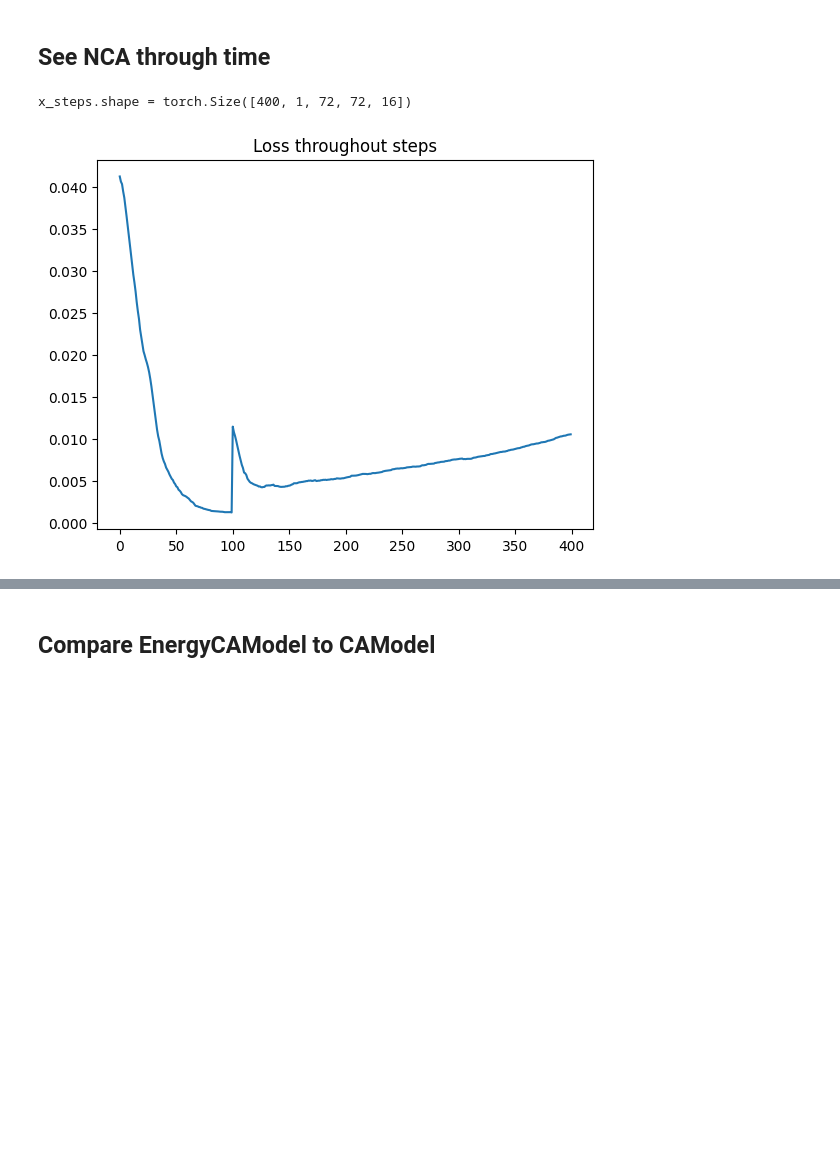
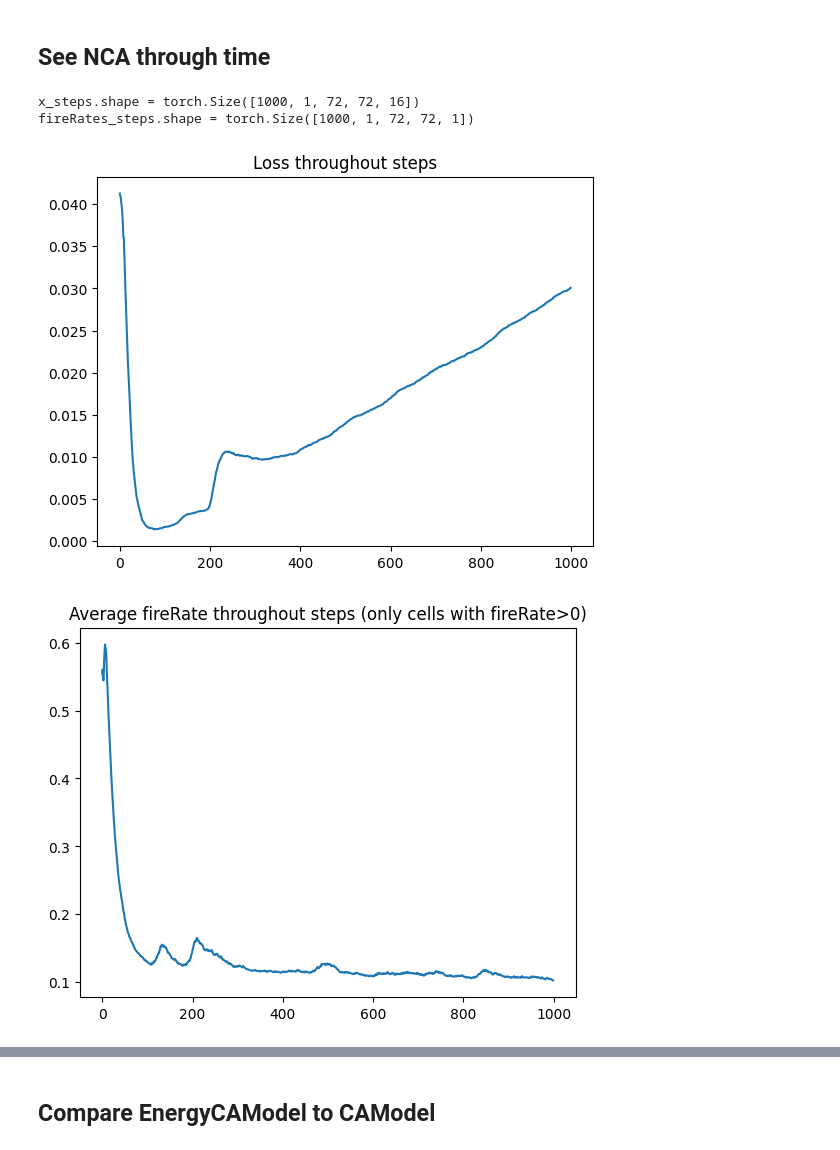
Before and after one commit to andrecharneca/Adaptive-Neural-Cellular-Automata, a Jupyter notebook: training.ipynb, the cells around one changed output, grey strips where cells are left out. Drawn from its saved outputs; the diff is of its cells as text; code cells hidden in the pictures; blank space fills up the shorter version.

```diff
--- a/training.ipynb
+++ b/training.ipynb
@@ -109,8 +110,8 @@ MAX_STEPS = 100
 BETA = 0.01         # regularization param
 
 ## EnergyCA Params ##
-BETA_ENERGY = 1e-6
-MIN_FIRERATE = 0.01
+BETA_ENERGY = 1e-7
+MIN_FIRERATE = 0.05
 MAX_FIRERATE = 0.8
 CONST_FIRERATE = 0.5 # if DECAY_TYPE = 'None'
 DECAY_TYPE = 'Exponential' # ['Linear', 'Exponential' or 'None']
@@ -145,7 +146,7 @@ optimizer = optim.Adam(ca.parameters(), lr=lr, betas=betas)
 scaler = torch.cuda.amp.GradScaler()
 
 ###model_path = cwd+f"models/AdaptFireRatePonder_{EXPERIMENT_TYPE}_{EMOJI_NAME}_lambdapinv{1/LAMBDA_P:.0f}_maxsteps{MAX_STEPS}_beta{BETA:.0e}"
-model_path = f"models/new/EnergyCA_LossOnAlive_{DECAY_TYPE}Decay_minFireRate{MIN_FIRERATE:.0e}_maxFireRate{MAX_FIRERATE:.0e}_betaEnergy{BETA:.0e}"
+model_path = f"models/new/EnergyCA_{DECAY_TYPE}DecayFixedSteps_minFireRate{MIN_FIRERATE:.0e}_maxFireRate{MAX_FIRERATE:.0e}_betaEnergy{BETA_ENERGY:.0e}"
 debug('BETA_ENERGY', 'MIN_FIRERATE', 'MAX_FIRERATE', same_line=True)
 debug("model_path")
 # %% [output]
@@ -243,14 +242,14 @@ plt.plot(min_fireRatestest.numpy()[:,0,36,36])
 ## Load previous trained
 # %%
 n = 8000
-max_steps = MAX_STEPS*4
+max_steps = MAX_STEPS*10
 test_ca = EnergyCAModel(CHANNEL_N,
                    device,
                    ).to(device)
 
-#test_model_path = cwd+f"models/AdaptFireRatePonder_{EXPERIMENT_TYPE}_{EMOJI_NAME}_lambdapinv{1/test_lambda_p:.0f}_maxsteps{MAX_STEPS}_beta{test_beta:.0e}"
-test_model_path = "models/new/EnergyCA_linearDecay_perceptionInput_Growing_Lizard_minFireRate1e-01_maxFireRate8e-01_betaEnergy1e-02"
-model_path_full = test_model_path + f"_epoch{n}.pth"
+test_model_path = "models/new/EnergyCA_ExponentialDecayFixedSteps_minFireRate5e-02_maxFireRate8e-01_betaEnergy1e-02" + f"_epoch{n}.pth"
+#test_model_path = model_path + f"_epoch{n}.pth"
+
 test_ca.load_state_dict(torch.load(model_path_full, map_location=device))
 # %% [output]
 <All keys matched successfully>
@@ -259,29 +258,43 @@ test_ca.load_state_dict(torch.load(model_path_full, map_location=device))
 # %%
 import time
 from IPython import display
 
 # create seeds
 batch_size=1
 pool = SamplePool(x=np.repeat(seed[None, ...], POOL_SIZE, 0))
 batch = pool.sample(batch_size)
 x0 = batch.x
 x = torch.tensor(x0).to(device)
 
 # run inference
 with torch.no_grad():
-  x_steps, fireRates_steps, _ = test_ca(x, max_steps, damage_at_step=MAX_STEPS, damage_location='center', damaged_in_batch=1)
+  x_steps, fireRates_steps = test_ca(x, max_steps, damage_at_step=-1, damage_location='head', damaged_in_batch=1)
 
 debug("x_steps.shape")
+debug("fireRates_steps.shape")
+# losses throughout time
 losses = [
      [F.mse_loss(x_steps[k,i,:,:,:4], pad_target).cpu() for k in range(max_steps)]
     for i in range(batch_size)]
 
+# average fireRate of cells throughout time, but only counting fireRates bigger than 0
+avg_fireRates = [
+    [torch.mean(fireRates_steps[k,i,:,:,:][fireRates_steps[k,i,:,:,:]>0]).cpu() for k in range(max_steps)]
+    for i in range(batch_size)]
+
+
 for i in range(batch_size):
   plt.title("Loss throughout steps")
   plt.plot(losses[i])
+  plt.show()
+  plt.title("Average fireRate throughout steps (only cells with fireRate>0)")
+  plt.plot(avg_fireRates[i])
+  plt.show()
 # %% [output]
-x_steps.shape = torch.Size([400, 1, 72, 72, 16])
+x_steps.shape = torch.Size([1000, 1, 72, 72, 16])
+fireRates_steps.shape = torch.Size([1000, 1, 72, 72, 1])
-[figure, old version]
+[figure, new version]
+[figure, added]
 # %%
 animate_steps(
     to_rgb(x_steps.detach().cpu()),
```
Also changed, not shown: parts of 9 cells of this notebook, 21 other files.
